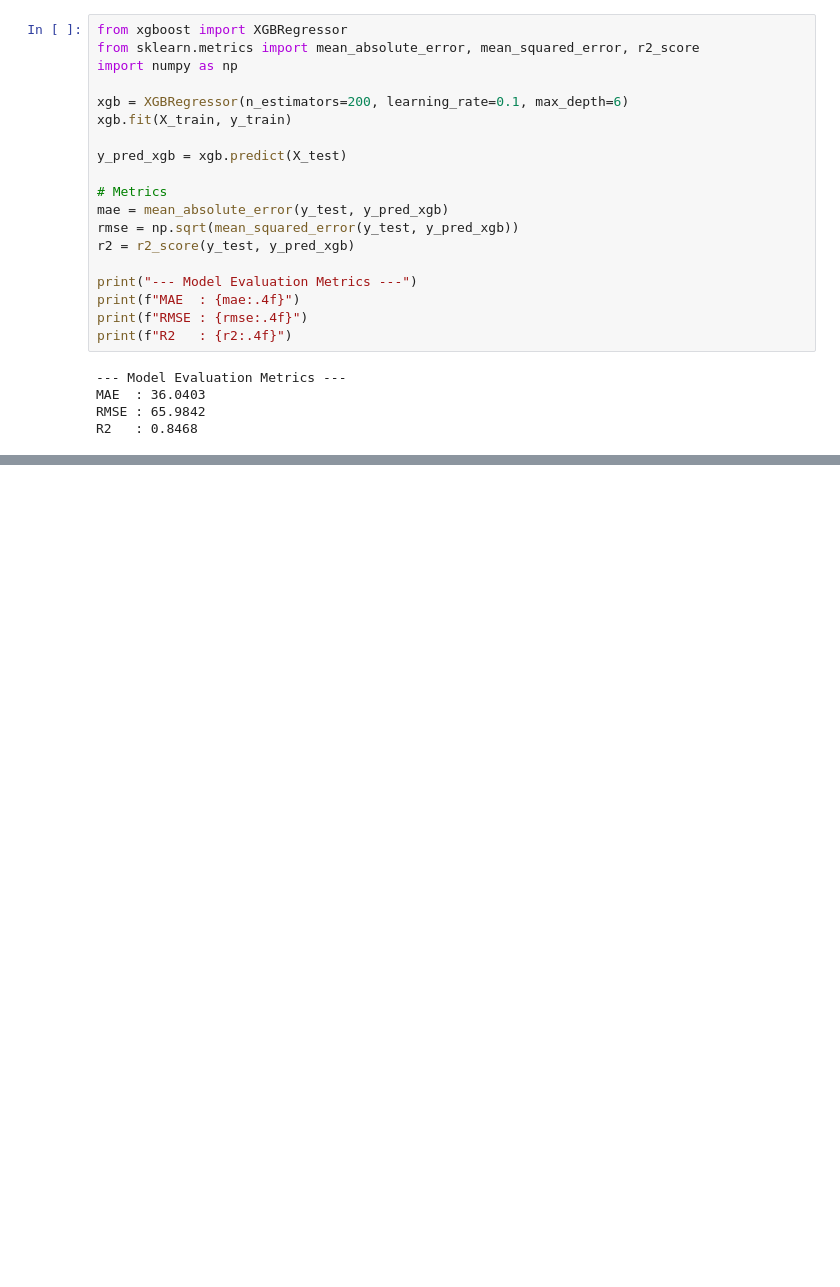
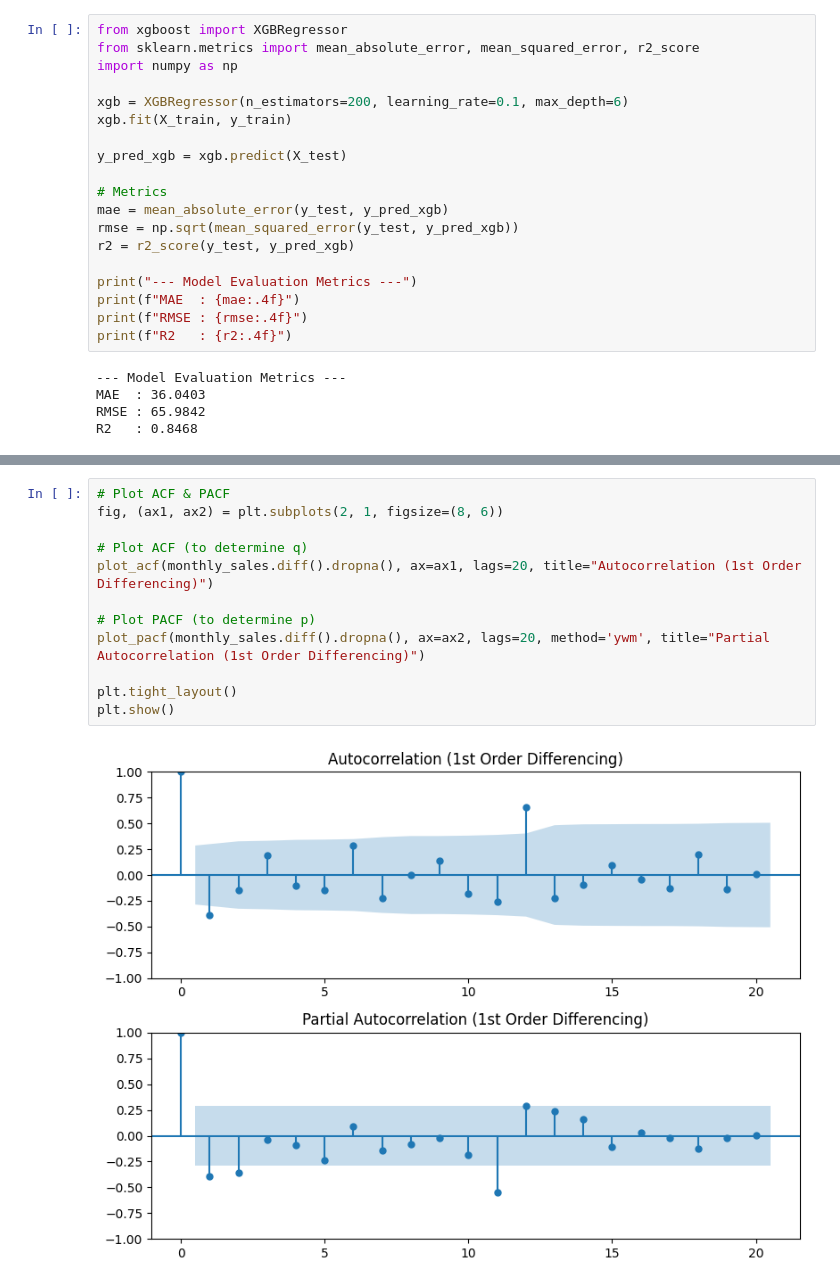
Before and after one commit to Mostafa-Mortada/Walmart-Sales-Data-Analysis, a Jupyter notebook: walmart_sales_Final.ipynb, the cells around one changed output, grey strips where cells are left out. Cells and saved outputs as stored; diff of their text form; blank space fills up the shorter version.

```diff
--- a/walmart_sales_Final.ipynb
+++ b/walmart_sales_Final.ipynb
@@ -1130,0 +1188,14 @@ R2   : 0.8468
+# %%
+# Plot ACF & PACF
+fig, (ax1, ax2) = plt.subplots(2, 1, figsize=(8, 6))
+
+# Plot ACF (to determine q)
+plot_acf(monthly_sales.diff().dropna(), ax=ax1, lags=20, title="Autocorrelation (1st Order Differencing)")
+
+# Plot PACF (to determine p)
+plot_pacf(monthly_sales.diff().dropna(), ax=ax2, lags=20, method='ywm', title="Partial Autocorrelation (1st Order Differencing)")
+
+plt.tight_layout()
+plt.show()
+# %% [output]
+[figure, added]
```
Also changed, not shown: parts of 11 cells of this notebook.
